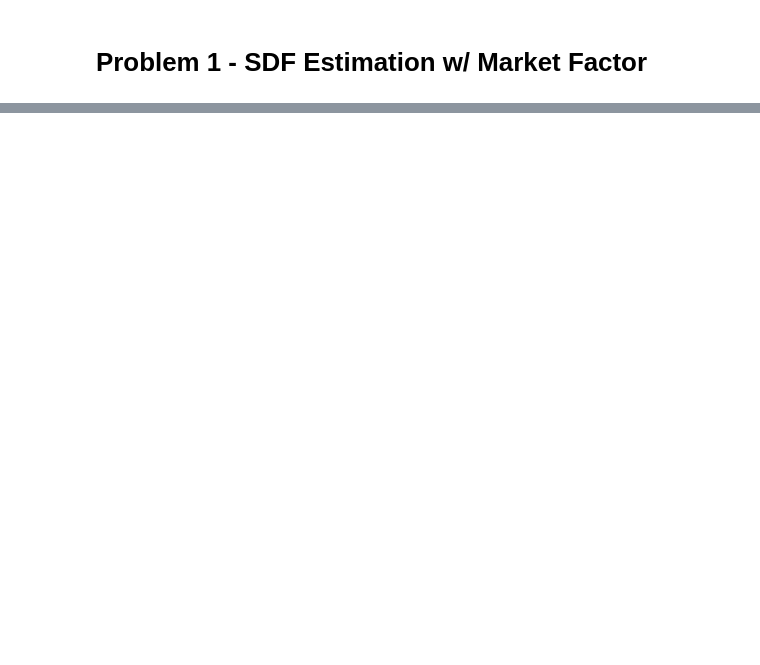
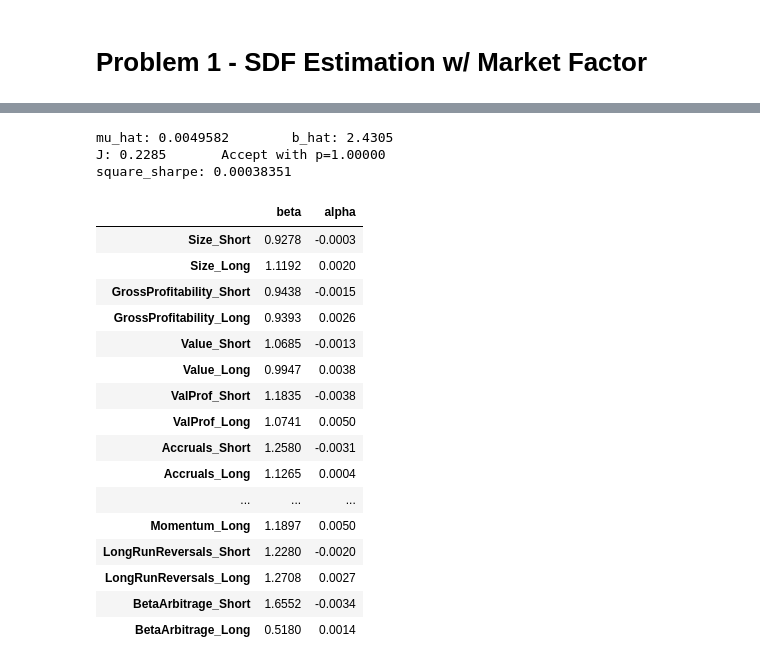
Before and after one commit to trpotter72/W24, a Jupyter notebook: AP/HW1/HW1.ipynb, the cells around one changed output, grey strips where cells are left out. Saved outputs shown, nothing was run; the diff lists cells and outputs as text; code cells hidden in the pictures; blank space fills up the shorter version.

```diff
--- a/AP/HW1/HW1.ipynb
+++ b/AP/HW1/HW1.ipynb
@@ -170,0 +102,57 @@ display(alpha_beta)
+# %%
+# Market Factor
+F = Z['Rmarket']
+F= F.to_numpy().reshape(-1,1)
+Z = Z.iloc[:,:-1].reset_index(drop=True)
+
+T = Z.shape[0]
+N = Z.shape[1]
+K = F.shape[1]
+# %%
+from scipy.stats import chi2
+
+# Approach 1, with matrix OLS interpretation
+beta = inv(F.T@F)@F.T@Z
+alpha = (Z.reset_index(drop=True) - (beta.T@F.T).T).mean()
+factor_cov = F.T@F/T
+mu_hat = F.mean().reshape(1,1)
+b_hat = inv(factor_cov)@mu_hat
+
+# Errors
+epsilon = Z - (beta.T@F.T).T
+epsilon_cov = epsilon.T@epsilon
+square_sharpe = alpha.T@inv(epsilon_cov)@alpha
+
+
+# JT test, Chi-squared with N-K -> 30 (Z) + 2 (factor px'ing & mean) - 2 (b & mu) = 30 DOF
+T = Z.shape[0]
+J = T*alpha.T@inv(epsilon_cov)@alpha*inv(1+mu_hat.T@inv(factor_cov)@mu_hat).item()
+p_value = 1-chi2.cdf(J, df=30)
+
+method_1_results = pd.concat([
+    pd.Series(beta.T[0], index=Z.columns, name='beta'),
+    pd.Series(alpha, index=Z.columns, name='alpha'),
+], axis=1)
+print(f"mu_hat: {mu_hat[0][0]:0.5g}\t b_hat: {b_hat[0][0]:0.5g}\nJ: {J:0.5g} \tAccept with p={p_value:0.5f} \nsquare_sharpe: {square_sharpe:0.5g} \n ")
+display(method_1_results)
+# %% [output]
+mu_hat: 0.0049582        b_hat: 2.4305
+J: 0.2285       Accept with p=1.00000
+square_sharpe: 0.00038351
+|  | beta | alpha |
+| Size_Short | 0.9278 | -0.0003 |
+| Size_Long | 1.1192 | 0.0020 |
+| GrossProfitability_Short | 0.9438 | -0.0015 |
+| GrossProfitability_Long | 0.9393 | 0.0026 |
+| Value_Short | 1.0685 | -0.0013 |
+| Value_Long | 0.9947 | 0.0038 |
+| ValProf_Short | 1.1835 | -0.0038 |
+| ValProf_Long | 1.0741 | 0.0050 |
+| Accruals_Short | 1.2580 | -0.0031 |
+| Accruals_Long | 1.1265 | 0.0004 |
+| ... | ... | ... |
+| Momentum_Long | 1.1897 | 0.0050 |
+| LongRunReversals_Short | 1.2280 | -0.0020 |
+| LongRunReversals_Long | 1.2708 | 0.0027 |
+| BetaArbitrage_Short | 1.6552 | -0.0034 |
+| BetaArbitrage_Long | 0.5180 | 0.0014 |
```
Also changed, not shown: parts of 17 cells of this notebook.
